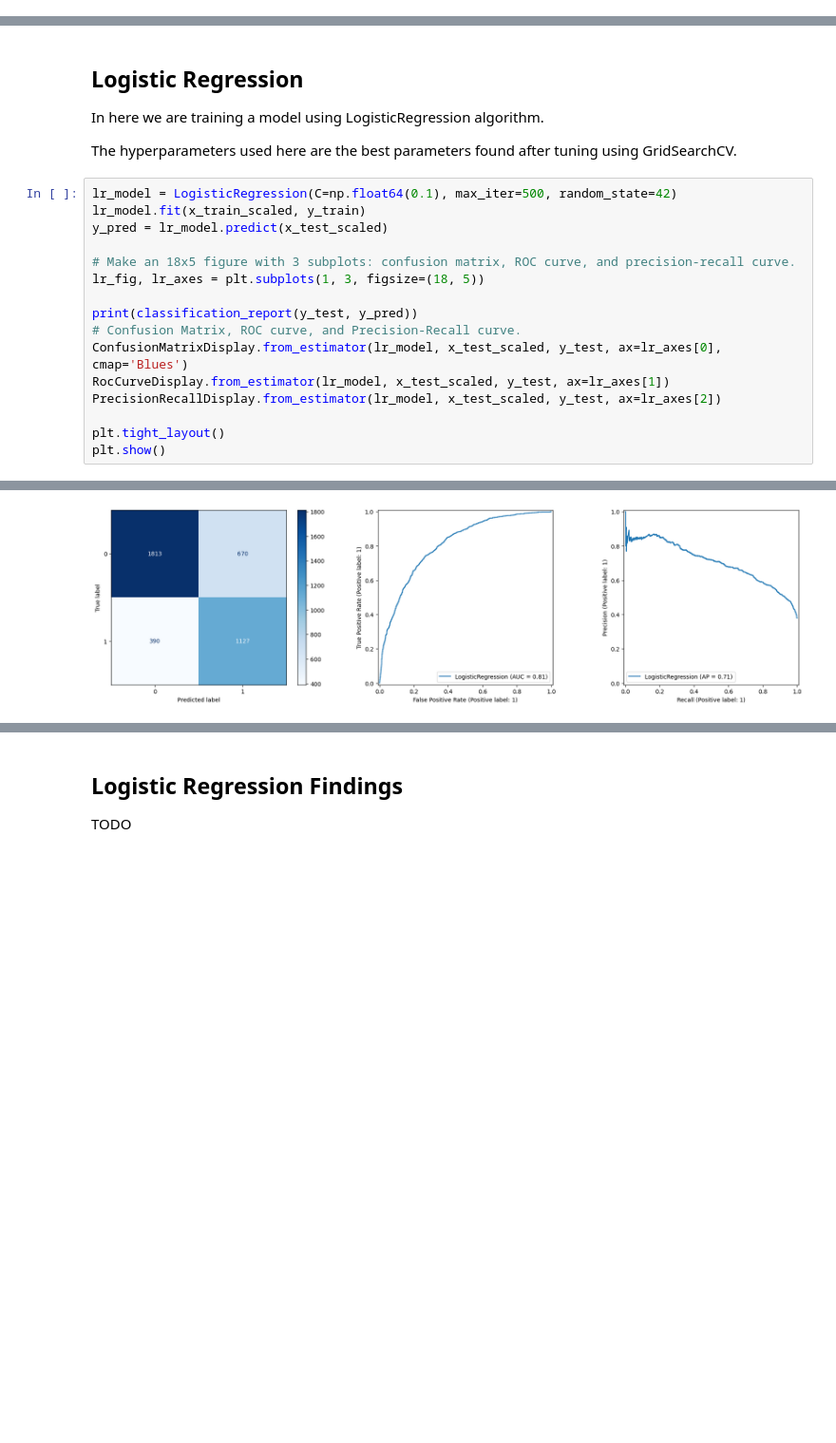
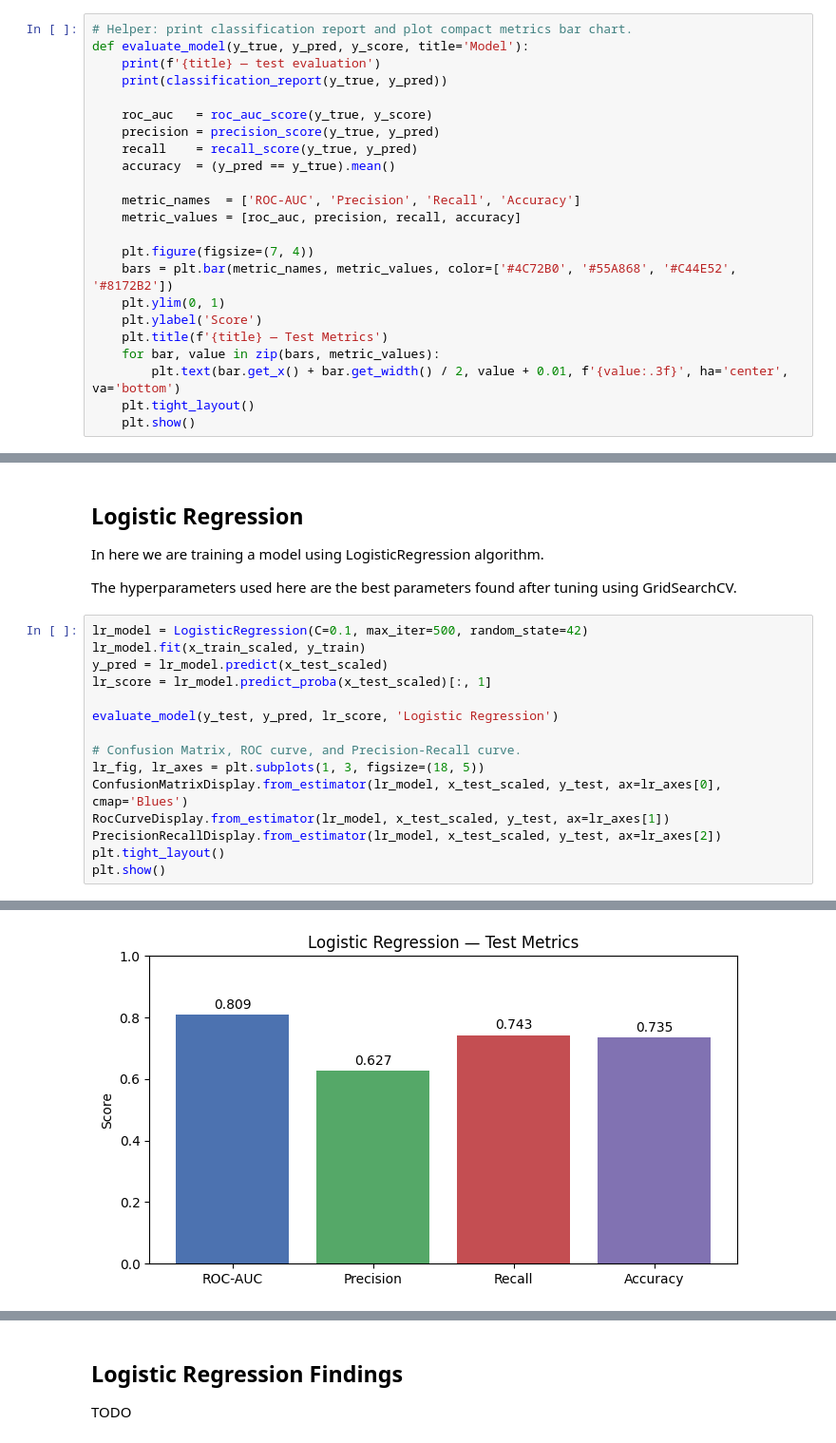
Before and after one commit to JhanaviLingameneni/Prompted-ICU-Risk-Forecasting, a Jupyter notebook: code/ml/main.ipynb, the cells around one changed output, grey strips where cells are left out. Shown at 95% size. Saved outputs shown, nothing was run; the diff lists cells and outputs as text; blank space fills up the shorter version.

Commit message:
Chore and fixes to notebook including ANN metrics and helpers

```diff
--- a/code/ml/main.ipynb
+++ b/code/ml/main.ipynb
@@ -172,6 +174,29 @@ def process_dataset(data_set, undersample = False):
         return rus.fit_resample(df_features, outcomes)
 
     return df_features, outcomes
+# %%
+# Helper: print classification report and plot compact metrics bar chart.
+def evaluate_model(y_true, y_pred, y_score, title='Model'):
+    print(f'{title} — test evaluation')
+    print(classification_report(y_true, y_pred))
+
+    roc_auc   = roc_auc_score(y_true, y_score)
+    precision = precision_score(y_true, y_pred)
+    recall    = recall_score(y_true, y_pred)
+    accuracy  = (y_pred == y_true).mean()
+
+    metric_names  = ['ROC-AUC', 'Precision', 'Recall', 'Accuracy']
+    metric_values = [roc_auc, precision, recall, accuracy]
+
+    plt.figure(figsize=(7, 4))
+    bars = plt.bar(metric_names, metric_values, color=['#4C72B0', '#55A868', '#C44E52', '#8172B2'])
+    plt.ylim(0, 1)
+    plt.ylabel('Score')
+    plt.title(f'{title} — Test Metrics')
+    for bar, value in zip(bars, metric_values):
+        plt.text(bar.get_x() + bar.get_width() / 2, value + 0.01, f'{value:.3f}', ha='center', va='bottom')
+    plt.tight_layout()
+    plt.show()
 # %% [markdown]
 ## Findings on Data
 All sets of data are highly imbalanced where there are many more patients that passed as opposed to survived.
@@ -204,19 +229,18 @@ In here we are training a model using LogisticRegression algorithm.
 
 The hyperparameters used here are the best parameters found after tuning using GridSearchCV.
 # %%
-lr_model = LogisticRegression(C=np.float64(0.1), max_iter=500, random_state=42)
+lr_model = LogisticRegression(C=0.1, max_iter=500, random_state=42)
 lr_model.fit(x_train_scaled, y_train)
 y_pred = lr_model.predict(x_test_scaled)
+lr_score = lr_model.predict_proba(x_test_scaled)[:, 1]
 
-# Make an 18x5 figure with 3 subplots: confusion matrix, ROC curve, and precision-recall curve.
+evaluate_model(y_test, y_pred, lr_score, 'Logistic Regression')
+
+# Confusion Matrix, ROC curve, and Precision-Recall curve.
 lr_fig, lr_axes = plt.subplots(1, 3, figsize=(18, 5))
-
-print(classification_report(y_test, y_pred))
-# Confusion Matrix, ROC curve, and Precision-Recall curve.
 ConfusionMatrixDisplay.from_estimator(lr_model, x_test_scaled, y_test, ax=lr_axes[0], cmap='Blues')
 RocCurveDisplay.from_estimator(lr_model, x_test_scaled, y_test, ax=lr_axes[1])
 PrecisionRecallDisplay.from_estimator(lr_model, x_test_scaled, y_test, ax=lr_axes[2])
-
 plt.tight_layout()
 plt.show()
 # %% [output]
@@ -223,9 +248,9 @@ plt.show()
               precision    recall  f1-score   support
 
            0       0.82      0.73      0.77      2483
            1       0.63      0.74      0.68      1517
 
     accuracy                           0.73      4000
    macro avg       0.73      0.74      0.73      4000
 weighted avg       0.75      0.73      0.74      4000
-[figure, old version]
+[figure, new version]
```
Also changed, not shown: parts of 17 cells of this notebook.
